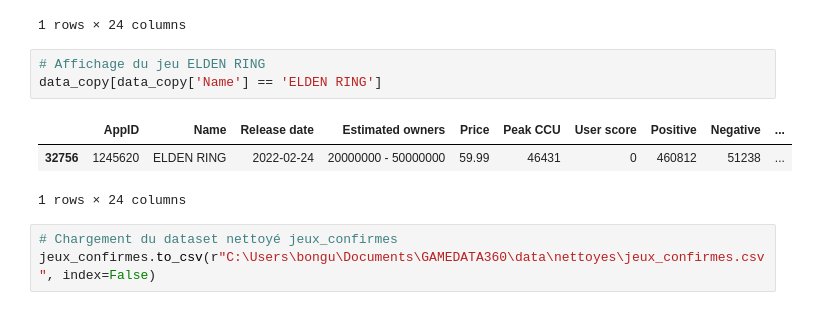
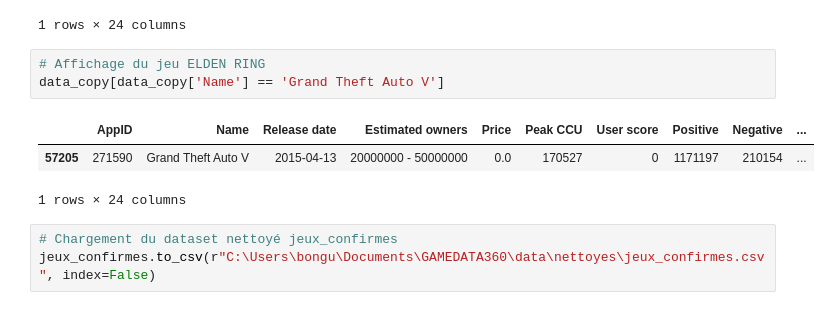
Before and after one commit to GitAlberto/GAMEDATA360, a Jupyter notebook: notebooks/EDA.ipynb, the cells around one changed output. Cells and saved outputs as stored; diff of their text form.

```diff
--- a/notebooks/EDA.ipynb
+++ b/notebooks/EDA.ipynb
@@ -507,10 +507,10 @@ jeux_confirmes[jeux_confirmes['Peak CCU'] == max_peak_ccu_confirmes]
 1 rows × 24 columns
 # %%
 # Affichage du jeu ELDEN RING
-data_copy[data_copy['Name'] == 'ELDEN RING']
+data_copy[data_copy['Name'] == 'Grand Theft Auto V']
 # %% [output]
 |  | AppID | Name | Release date | Estimated owners | Price | Peak CCU | User score | Positive | Negative | ... |
-| 32756 | 1245620 | ELDEN RING | 2022-02-24 | 20000000 - 50000000 | 59.99 | 46431 | 0 | 460812 | 51238 | ... |
+| 57205 | 271590 | Grand Theft Auto V | 2015-04-13 | 20000000 - 50000000 | 0.0 | 170527 | 0 | 1171197 | 210154 | ... |
 1 rows × 24 columns
 # %%
 # Chargement du dataset nettoyé jeux_confirmes
```
Also changed, not shown: 14 other files.
